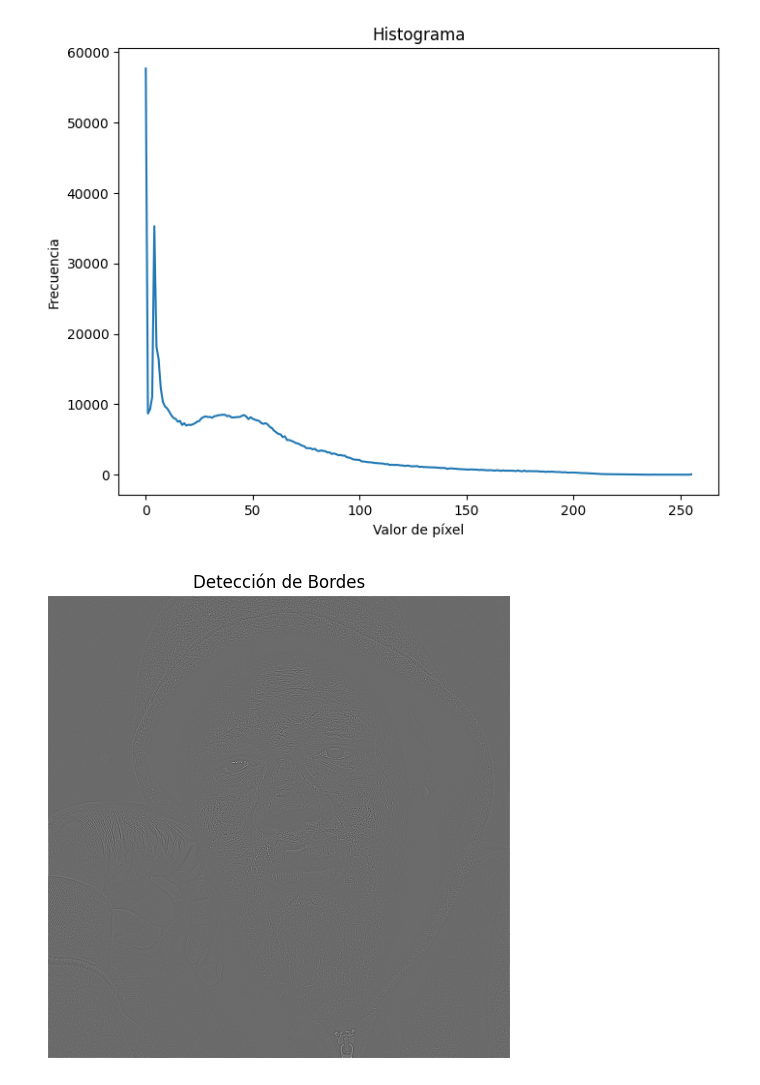
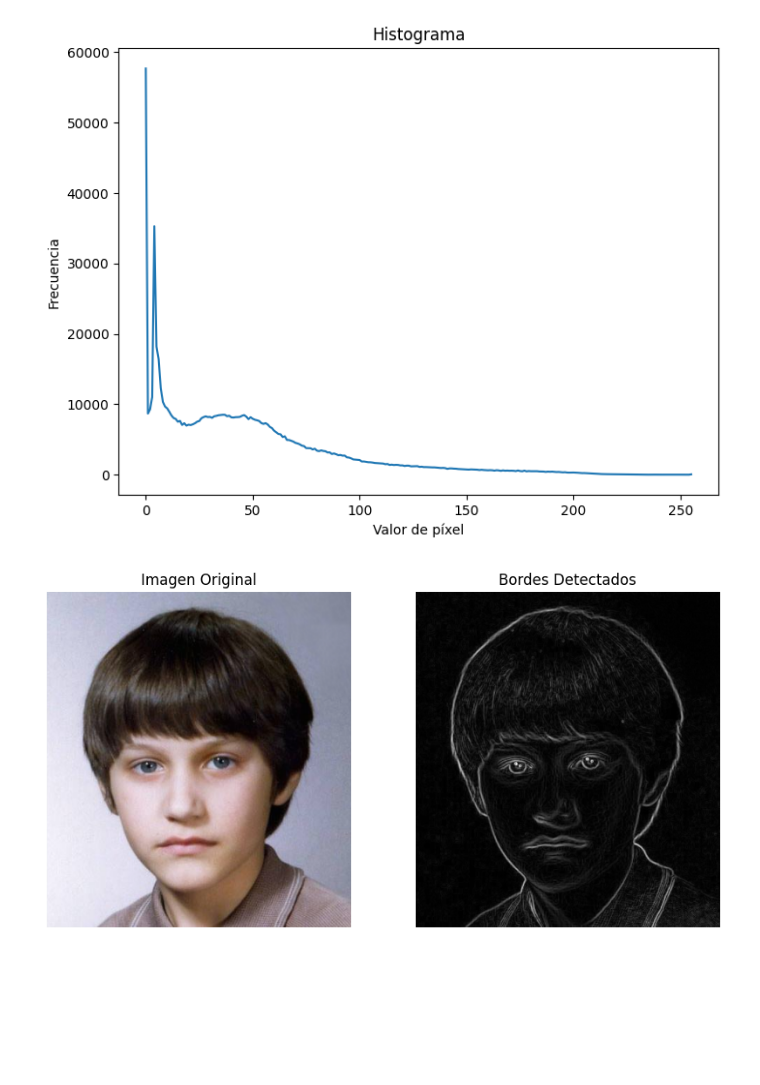
Before and after one commit to FranPuentes/iTI2025, a Jupyter notebook: 04 Operaciones básicas con imágenes.ipynb, the cells around one changed output. Cells and saved outputs as stored; diff of their text form; code cells hidden in the pictures; blank space fills up the shorter version.

```diff
--- a/04 Operaciones básicas con imágenes.ipynb
+++ b/04 Operaciones básicas con imágenes.ipynb
@@ -85,38 +85,45 @@ plt.ylabel("Frecuencia")
 plt.show()
 # %% [output]
 [figure]
-# %%
-# prompt: Dada una imagen, dada mediante una url, aplicar un filtro de convolución para detectar los bordes.
-
-import matplotlib.pyplot as plt
-import numpy as np
-# URL de la imagen (Autor: Leroy_Skalstad (pixabay). )
-url = "https://raw.githubusercontent.com/FranPuentes/iTI2025/main/data/buenaresolución.png"
-
-# Obtener la imagen desde la URL
-response = requests.get(url)
-img = Image.open(BytesIO(response.content))
-
-# Convertir la imagen a escala de grises
-img_gray = img.convert('L')
-
-# Convertir la imagen a un array de NumPy
-img_array = np.array(img_gray)
-
-# Definir el kernel para la detección de bordes
-kernel = np.array([[-1, -1, -1],
-                   [-1, 8, -1],
-                   [-1, -1, -1]])
-
-# Aplicar la convolución
-from scipy.signal import convolve2d
-edges = convolve2d(img_array, kernel, mode='same')
-
-# Mostrar la imagen con los bordes detectados
-plt.figure(figsize=(8, 6))
-plt.imshow(edges, cmap='gray')
-plt.title("Detección de Bordes")
-plt.axis('off')
-plt.show()
-# %% [output]
-[figure, removed]
+# %%
+# prompt: Dada una imagen, dada mediante una url, aplicar un filtro de convolución para detectar los bordes. Si tiene más canales, aplícalo a cada canal y luego juntalo de nuevo.Representa también el filtro como una imagen. Usa la librería skimage.
+
+from skimage.io import imread
+from skimage.color import rgb2gray
+from skimage.filters import sobel
+from skimage import img_as_ubyte
+import matplotlib.pyplot as plt
+
+# URL de la imagen (pixabay)
+url = "https://raw.githubusercontent.com/FranPuentes/iTI2025/main/data/joven.png"
+
+# Obtener la imagen desde la URL
+img = imread(url)
+
+# Convertir la imagen a escala de grises si tiene más de un canal
+if len(img.shape) > 2:
+  img_gray = rgb2gray(img)
+else:
+  img_gray = img
+
+# Aplicar el filtro Sobel para detección de bordes
+edges = sobel(img_gray)
+
+# Mostrar la imagen original y la imagen con bordes detectados
+fig, axes = plt.subplots(1, 2, figsize=(10, 5))
+axes[0].imshow(img, cmap=plt.cm.gray)
+axes[0].set_title('Imagen Original')
+
+axes[1].imshow(edges, cmap=plt.cm.gray)
+axes[1].set_title('Bordes Detectados')
+
+for ax in axes:
+  ax.axis('off')
+
+plt.show()
+
+# Mostrar el filtro como una imagen
+# (En este caso, el filtro Sobel no se visualiza como una imagen
+#  tradicional, ya que es un operador matemático)
+# %% [output]
+[figure, added]
```
